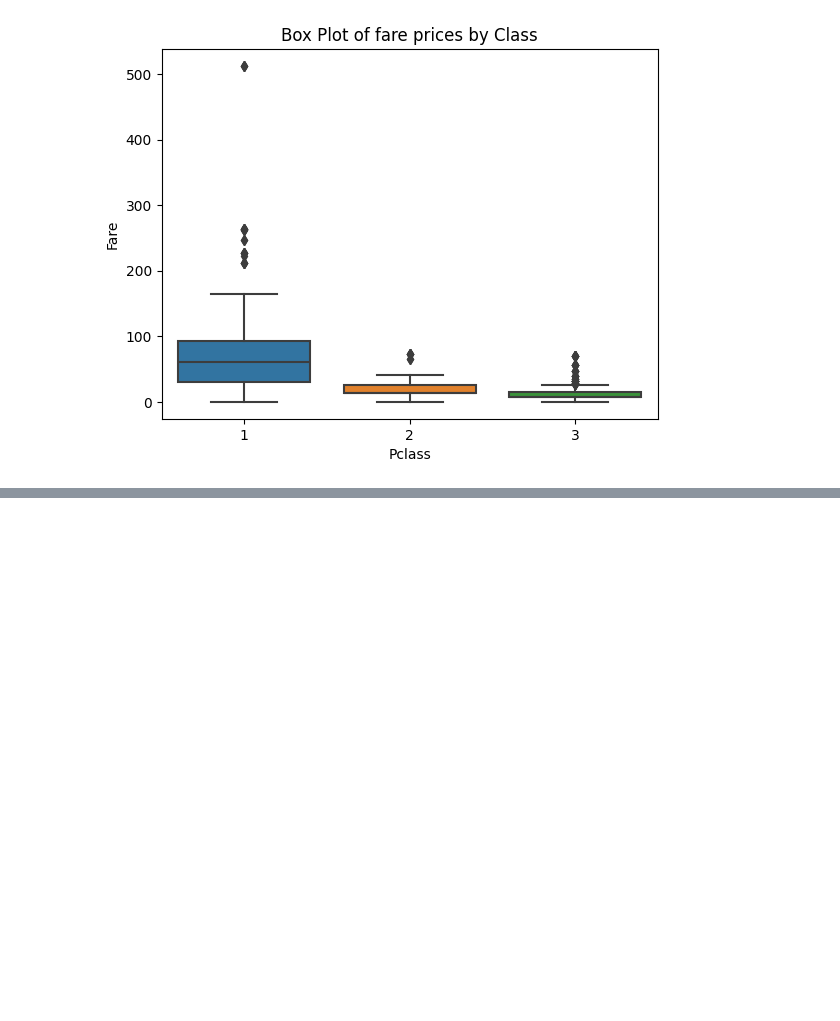
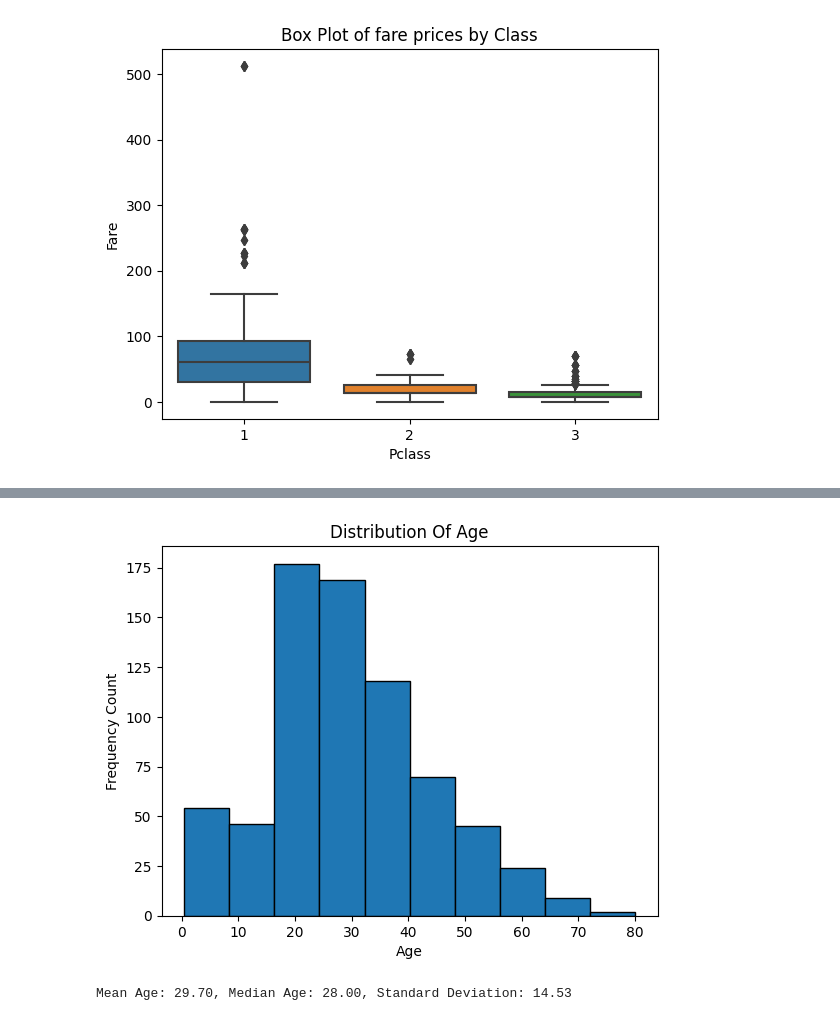
Before and after one commit to TahaDataAlchemy/Machine-Learning, a Jupyter notebook: Univariate Analysis/Titanic Survival Analytics.ipynb, the cells around one changed output, grey strips where cells are left out. Cells and saved outputs as stored; diff of their text form; code cells hidden in the pictures; blank space fills up the shorter version.

```diff
--- a/Univariate Analysis/Titanic Survival Analytics.ipynb
+++ b/Univariate Analysis/Titanic Survival Analytics.ipynb
@@ -78,0 +139,16 @@ plt.show()
+# %%
+plt.hist(df["Age"].dropna(),bins = 10,edgecolor = 'black')
+plt.title("Distribution Of Age")
+plt.xlabel("Age")
+plt.ylabel("Frequency Count")
+plt.show()
+# %% [output]
+[figure, added]
+# %%
+# Summary statistics
+age_mean = df['Age'].mean()
+age_median = df['Age'].median()
+age_std = df['Age'].std()
+print(f"Mean Age: {age_mean:.2f}, Median Age: {age_median:.2f}, Standard Deviation: {age_std:.2f}")
+# %% [output]
+Mean Age: 29.70, Median Age: 28.00, Standard Deviation: 14.53
```
Also changed, not shown: parts of 19 cells of this notebook.
